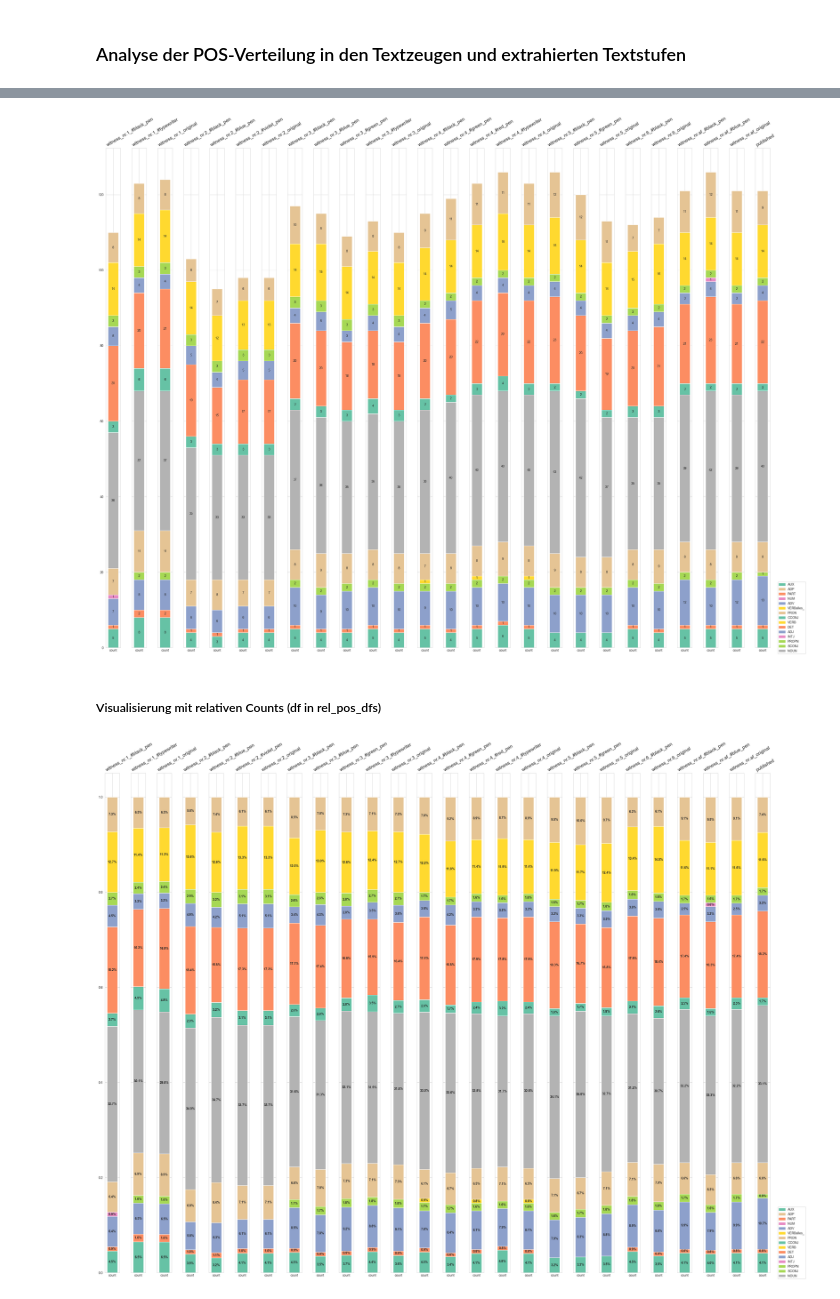
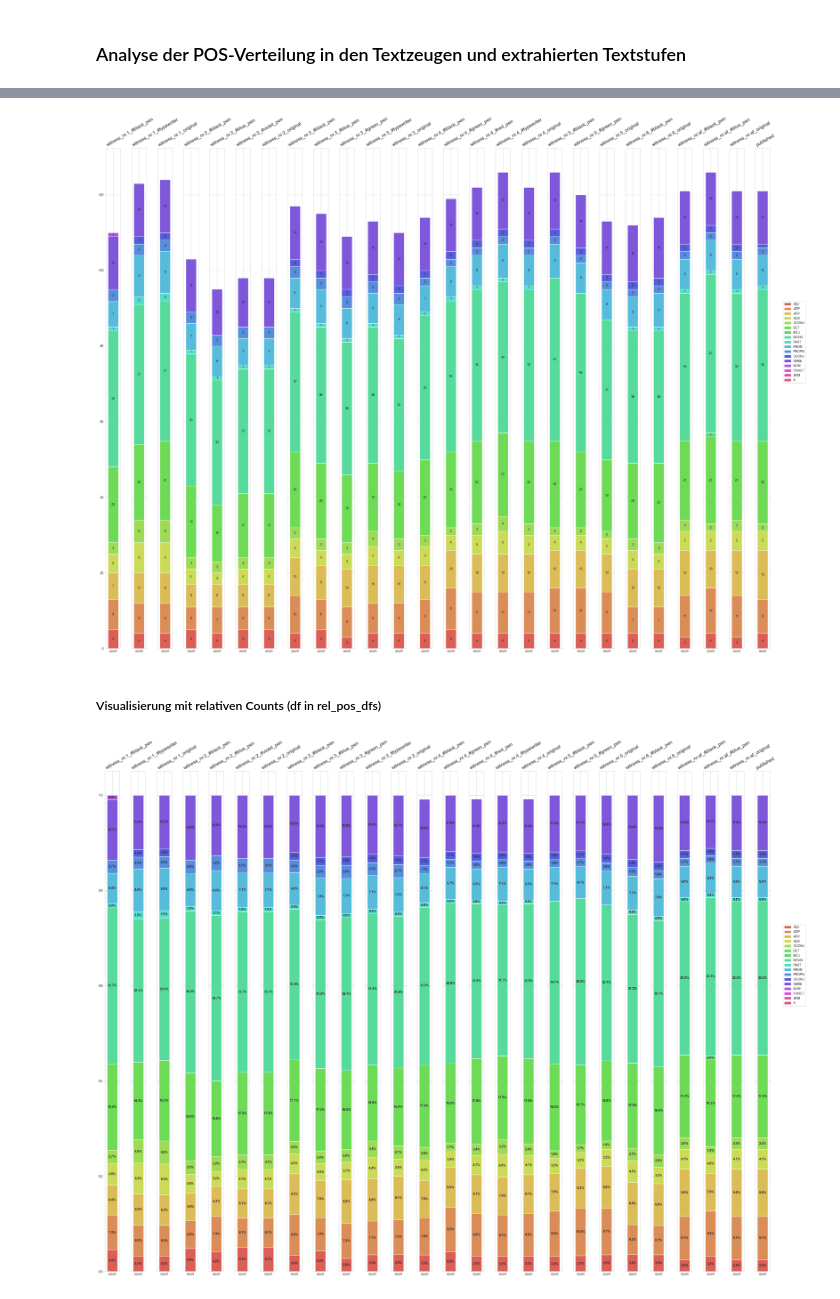
Before and after one commit to johannaunterholzner/DH-Masterarbeit, a Jupyter notebook: Analyse.ipynb, the cells around one changed output, grey strips where cells are left out. Drawn from its saved outputs; the diff is of its cells as text; code cells hidden in the pictures.

```diff
--- a/Analyse.ipynb
+++ b/Analyse.ipynb
@@ -386,7 +384,7 @@ for df in dfs.values():
     all_categories.update(df['tag'])
 
 # Create a color palette with the same number of colors as unique categories
-palette = sns.color_palette("Set2", n_colors=len(all_categories))
+palette = sns.color_palette("hls", n_colors=len(all_categories))
 
 # Create a dictionary to map categories to colors
 category_color_map = dict(zip(all_categories, palette))
@@ -485,7 +483,7 @@ for df in dfs.values():
     all_categories.update(df['attribute'])
 
 # Create a color palette with the same number of colors as unique categories
-palette = sns.color_palette("Set2", n_colors=len(all_categories))
+palette = sns.color_palette("hls", n_colors=len(all_categories))
 
 # Create a dictionary to map categories to colors
 category_color_map = dict(zip(all_categories, palette))
@@ -584,7 +582,7 @@ for df in dfs.values():
     all_categories.update(df['attribute-value'])
 
 # Create a color palette with the same number of colors as unique categories
-palette = sns.color_palette("Set2", n_colors=len(all_categories))
+palette = sns.color_palette("hls", n_colors=len(all_categories))
 
 # Create a dictionary to map categories to colors
 category_color_map = dict(zip(all_categories, palette))
@@ -757,12 +739,10 @@ print(all_dfs_per_wit)
 
 
 # Collect all unique categories from all DataFrames
-all_categories = set()
-for df in pos_dfs.values():
-    all_categories.update(df['pos'])
+all_categories = ('ADJ', 'ADP', 'ADV', 'AUX', 'CCONJ', 'DET', 'INTJ', 'NOUN', 'PART', 'PRON', 'PROPN', 'SCONJ', 'VERB', 'NUM', 'PUNCT', 'SYM', 'X')
 
 # Create a color palette with the same number of colors as unique categories
-palette = sns.color_palette("Set2", n_colors=len(all_categories))
+palette = sns.color_palette("hls", n_colors=len(all_categories))
 
 # Create a dictionary to map categories to colors
 category_color_map = dict(zip(all_categories, palette))
@@ -811,36 +791,33 @@ for idx, (df_name, df) in enumerate(pos_dfs.items()):
 
 
     # Add handles for legend
-    unique_categories = set(stacked_df.columns)
-    for category in unique_categories:
+    for category in all_categories:
         if category not in legend_labels:  # Avoid redundant labels
             legend_handles.append(mpatches.Patch(color=category_color_map[category], label=label_map[category]))
             legend_labels.add(category)  # Add category to the set of legend labels
 
 # Create a common legend outside the subplots
-fig.legend(handles=legend_handles, bbox_to_anchor=(1.05, 0), loc='lower right')
+fig.legend(handles=legend_handles, bbox_to_anchor=(1.05, 0.5), loc='lower right')
 
 # Adjust layout
 plt.tight_layout()
 
 # Save combined plot
-plt.savefig('VisVergleich_absolut_all_pos_vwdazb.png')
+plt.savefig(f'{foldername}/VisVergleich_absolut_all_pos_vwdazb.png')
 
 # Show combined plot
 plt.show()
 # %% [output]
-[figure, old version]
+[figure, new version]
 # %% [markdown]
 ##### Visualisierung mit relativen Counts (df in rel_pos_dfs)
 # %%
 
-# alle Kategorien/POS aus allen dfs sammeln
-all_categories = set()
-for df in rel_pos_dfs.values():
-    all_categories.update(df['pos'])
+# alle Kategorien / POS-Tags
+all_categories = ('ADJ', 'ADP', 'ADV', 'AUX', 'CCONJ', 'DET', 'INTJ', 'NOUN', 'PART', 'PRON', 'PROPN', 'SCONJ', 'VERB', 'NUM', 'PUNCT', 'SYM', 'X')
 
 # Farbpalette mit gleicher Anzahl an Farben wie gefundenen Kategorien/POS
-palette = sns.color_palette("Set2", n_colors=len(all_categories))
+palette = sns.color_palette("hls", n_colors=len(all_categories))
 
 # Dictionary, um Kategorien/POS und Farben zu mappen
 category_color_map = dict(zip(all_categories, palette))
@@ -875,35 +852,34 @@ for idx, (df_name, df) in enumerate(rel_pos_dfs.items()):
 
     # Plot stacked bar chart mit Kategorien nach Farben
     stacked_df.plot(kind='bar', stacked=True, color=[category_color_map[cat] for cat in stacked_df.columns], ax=ax, legend=None, width=1.2)
 
     # Labels
     ax.set_xlabel(f'',fontsize=10, rotation=45)
     ax.xaxis.label.set_color('black')
     ax.set_title(f'{df_name}', fontsize=15, rotation=30, loc='left')
     ax.tick_params(axis='x', rotation=0, size=0, color='white')
 
     # Labels nach Threshold (wenn größer als 0) hinzufügen
     for container in ax.containers:
         labels = [f"{val:.1%}" if val > threshold else "" for val in container.datavalues]
         ax.bar_label(container, labels=labels, label_type='center', fontweight='bold')
 
     # handles für legend hinzufügen
-    unique_categories = set(stacked_df.columns)
-    for category in unique_categories:
+    for category in all_categories:
         if category not in legend_labels:  # keine redundant labels
             legend_handles.append(mpatches.Patch(color=category_color_map[category], label=label_map[category]))
             legend_labels.add(category)
 
 # Legende außerhalb der Subplots
-fig.legend(handles=legend_handles, bbox_to_anchor=(1.05, 0), loc='lower right')
+fig.legend(handles=legend_handles, bbox_to_anchor=(1.05, 0.5), loc='lower right')
 
 # tight layout
 plt.tight_layout()
 
 # Save VisVergleich_relativ_all_pos_vwdazb
-plt.savefig('VisVergleich_relativ_all_pos_vwdazb.png')
+plt.savefig(f'{foldername}/VisVergleich_relativ_all_pos_vwdazb.png')
 
 # Show
 plt.show()
 # %% [output]
-[figure, old version]
+[figure, new version]
```
Also changed, not shown: parts of 28 cells of this notebook.
